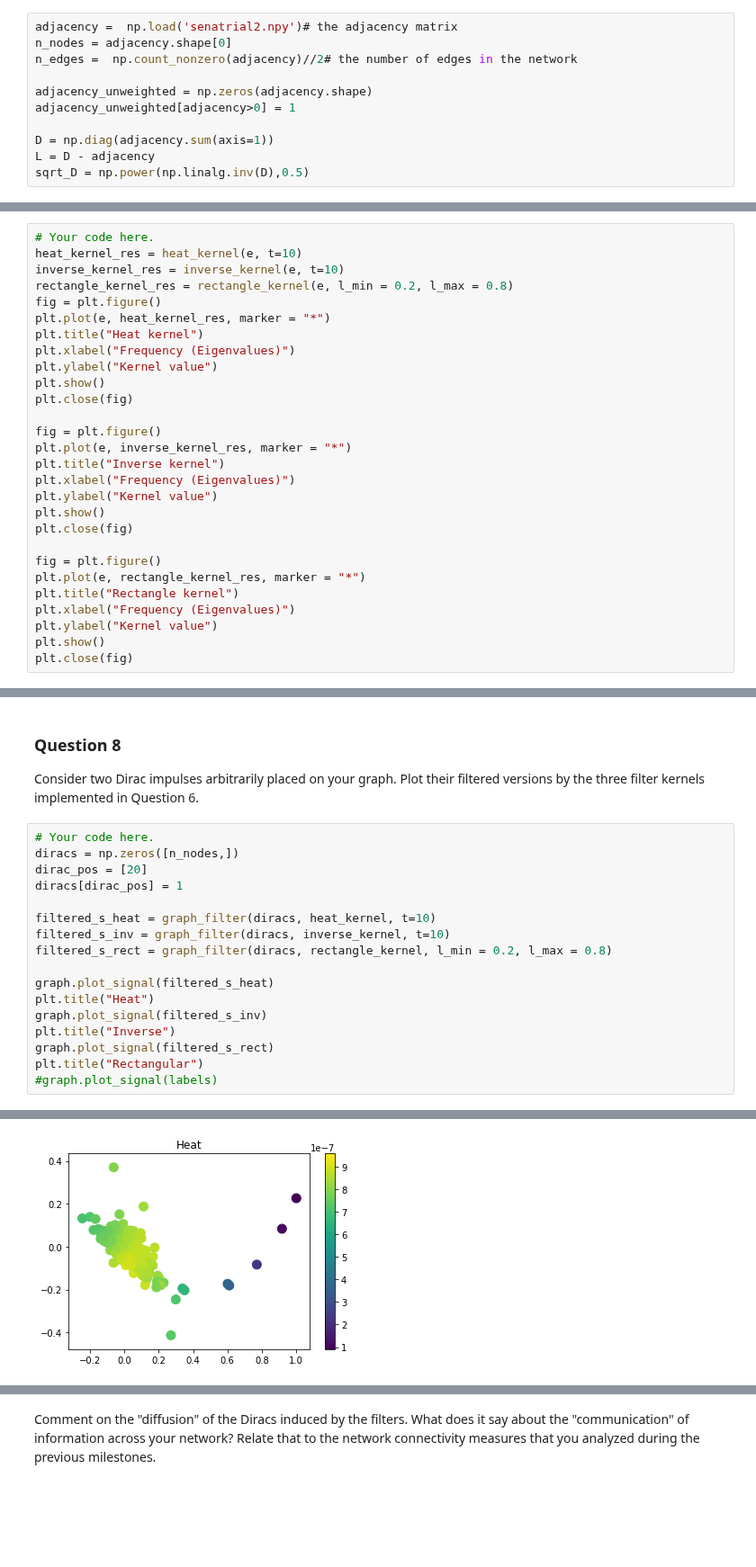
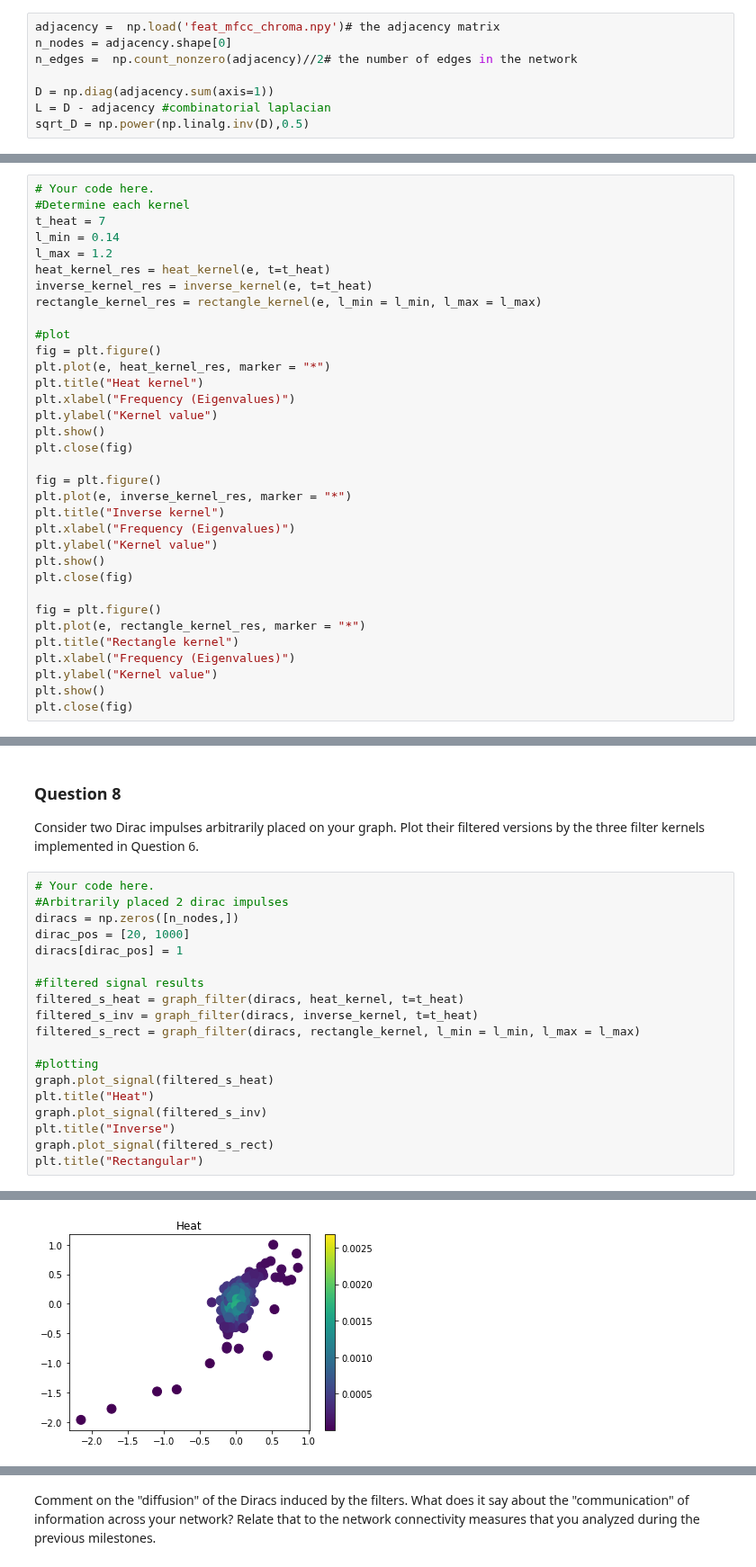
Before and after one commit to senakicir/ntds_project, a Jupyter notebook: 4_graph_signal_processing.ipynb, the cells around one changed output, grey strips where cells are left out. Shown at 90% size. Cells and saved outputs as stored; diff of their text form; blank space fills up the shorter version.

```diff
--- a/4_graph_signal_processing.ipynb
+++ b/4_graph_signal_processing.ipynb
@@ -86,14 +86,11 @@ Import those objects in the cell below (or recompute the Laplacian and Gradient
 
 _Note_: If your features/labels are not floating-point numbers, please convert them. For example, if your data has labels "cat" and "dog" for nodes that represent cats or dogs, respectively, you may assign the number `1.0` for the label "cat" and the number `-1.0` for the label "dog".
 # %%
-adjacency =  np.load('senatrial2.npy')# the adjacency matrix
+adjacency =  np.load('feat_mfcc_chroma.npy')# the adjacency matrix
 n_nodes = adjacency.shape[0]
 n_edges =  np.count_nonzero(adjacency)//2# the number of edges in the network
 
-adjacency_unweighted = np.zeros(adjacency.shape)
-adjacency_unweighted[adjacency>0] = 1
-
 D = np.diag(adjacency.sum(axis=1))
-L = D - adjacency
+L = D - adjacency #combinatorial laplacian
 sqrt_D = np.power(np.linalg.inv(D),0.5)
 # %%
@@ -249,9 +269,15 @@ def graph_filter(x, kernel, **kwargs):
 Plot all three filter kernels in the spectral domain. Remember to properly name the axes and title the plots. Choose filter parameters that best approximate the behavior of the GFT of your feature/label signal (as seen in Question 4).
 # %%
 # Your code here.
-heat_kernel_res = heat_kernel(e, t=10)
-inverse_kernel_res = inverse_kernel(e, t=10)
-rectangle_kernel_res = rectangle_kernel(e, l_min = 0.2, l_max = 0.8)
+#Determine each kernel
+t_heat = 7
+l_min = 0.14
+l_max = 1.2
+heat_kernel_res = heat_kernel(e, t=t_heat)
+inverse_kernel_res = inverse_kernel(e, t=t_heat)
+rectangle_kernel_res = rectangle_kernel(e, l_min = l_min, l_max = l_max)
+
+#plot
 fig = plt.figure()
 plt.plot(e, heat_kernel_res, marker = "*")
 plt.title("Heat kernel")
@@ -285,21 +311,23 @@ plt.close(fig)
 Consider two Dirac impulses arbitrarily placed on your graph. Plot their filtered versions by the three filter kernels implemented in Question 6.
 # %%
 # Your code here.
+#Arbitrarily placed 2 dirac impulses
 diracs = np.zeros([n_nodes,])
-dirac_pos = [20]
+dirac_pos = [20, 1000]
 diracs[dirac_pos] = 1
 
-filtered_s_heat = graph_filter(diracs, heat_kernel, t=10)
-filtered_s_inv = graph_filter(diracs, inverse_kernel, t=10)
-filtered_s_rect = graph_filter(diracs, rectangle_kernel, l_min = 0.2, l_max = 0.8)
+#filtered signal results
+filtered_s_heat = graph_filter(diracs, heat_kernel, t=t_heat)
+filtered_s_inv = graph_filter(diracs, inverse_kernel, t=t_heat)
+filtered_s_rect = graph_filter(diracs, rectangle_kernel, l_min = l_min, l_max = l_max)
 
+#plotting
 graph.plot_signal(filtered_s_heat)
 plt.title("Heat")
 graph.plot_signal(filtered_s_inv)
 plt.title("Inverse")
 graph.plot_signal(filtered_s_rect)
 plt.title("Rectangular")
-#graph.plot_signal(labels)
 # %% [output]
 Text(0.5, 1.0, 'Rectangular')
-[figure, old version]
+[figure, new version]
```
Also changed, not shown: parts of 22 cells of this notebook, 1 other file.
